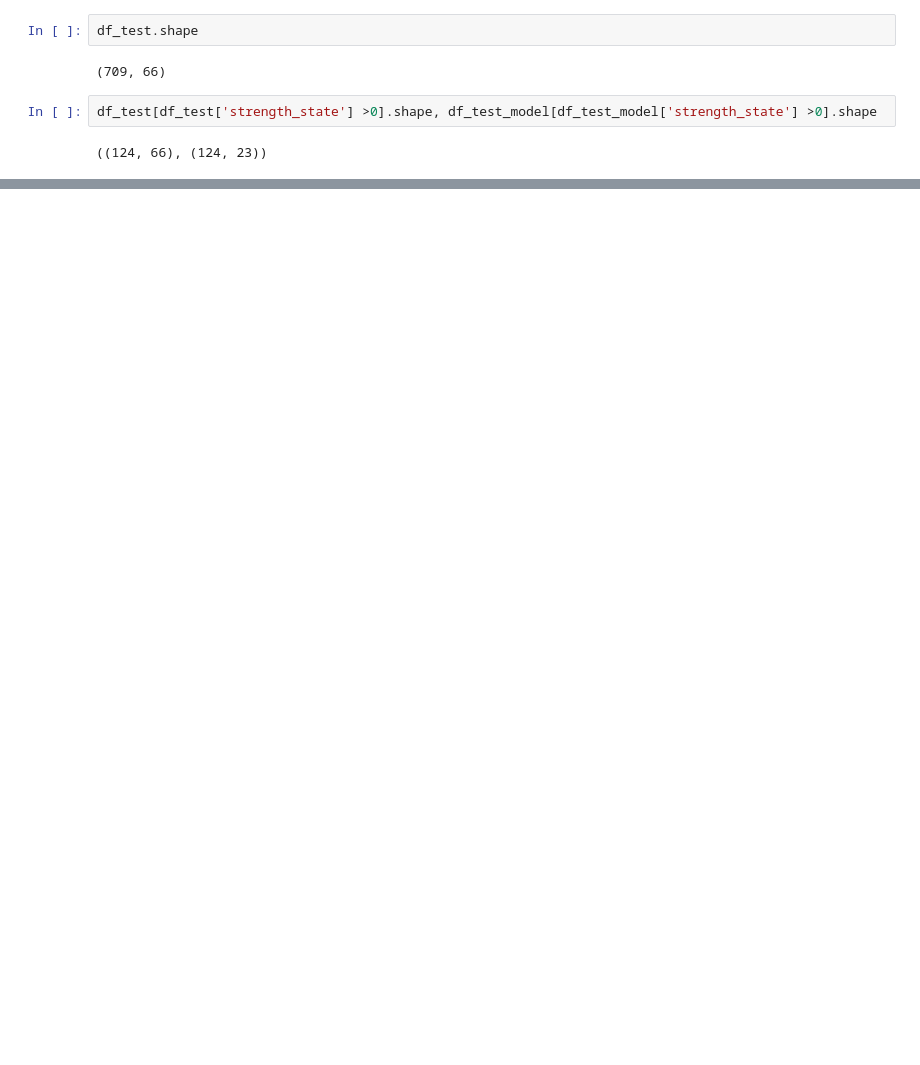
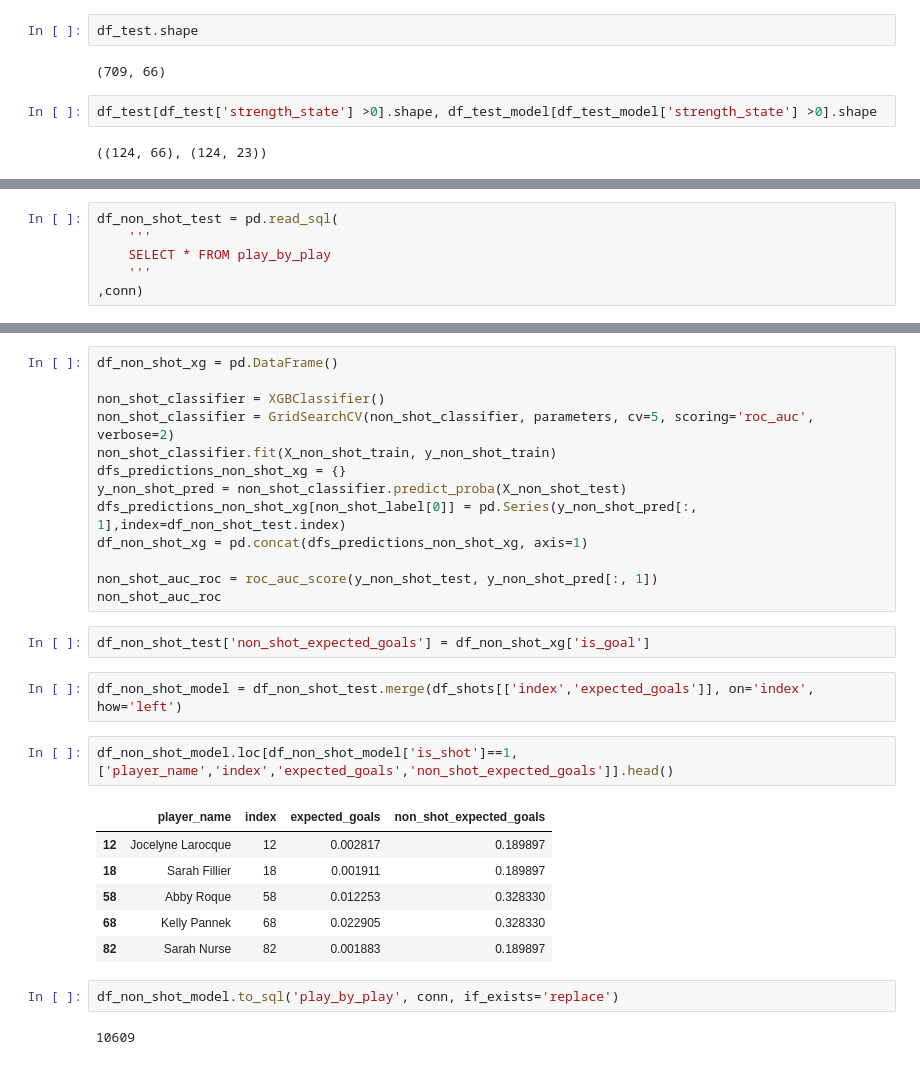
Before and after one commit to TK5-Tim/Big-Data-Cup, a Jupyter notebook: 2022/xG_model_v2.ipynb, the cells around one changed output, grey strips where cells are left out. Cells and saved outputs as stored; diff of their text form; blank space fills up the shorter version.

Commit message:
non_shot_xg_model

```diff
--- a/2022/xG_model_v2.ipynb
+++ b/2022/xG_model_v2.ipynb
@@ -420,0 +430,6 @@ df_test[df_test['strength_state'] >0].shape, df_test_model[df_test_model['streng
+# %%
+df_non_shot_test = pd.read_sql(
+    '''
+    SELECT * FROM play_by_play
+    '''
+,conn)
@@ -420,0 +447,30 @@ df_test[df_test['strength_state'] >0].shape, df_test_model[df_test_model['streng
+# %%
+df_non_shot_xg = pd.DataFrame()
+
+non_shot_classifier = XGBClassifier()
+non_shot_classifier = GridSearchCV(non_shot_classifier, parameters, cv=5, scoring='roc_auc', verbose=2)
+non_shot_classifier.fit(X_non_shot_train, y_non_shot_train)
+dfs_predictions_non_shot_xg = {}
+y_non_shot_pred = non_shot_classifier.predict_proba(X_non_shot_test)
+dfs_predictions_non_shot_xg[non_shot_label[0]] = pd.Series(y_non_shot_pred[:, 1],index=df_non_shot_test.index)
+df_non_shot_xg = pd.concat(dfs_predictions_non_shot_xg, axis=1)
+
+non_shot_auc_roc = roc_auc_score(y_non_shot_test, y_non_shot_pred[:, 1])
+non_shot_auc_roc
+# %%
+df_non_shot_test['non_shot_expected_goals'] = df_non_shot_xg['is_goal']
+# %%
+df_non_shot_model = df_non_shot_test.merge(df_shots[['index','expected_goals']], on='index', how='left')
+# %%
+df_non_shot_model.loc[df_non_shot_model['is_shot']==1,['player_name','index','expected_goals','non_shot_expected_goals']].head()
+# %% [output]
+|  | player_name | index | expected_goals | non_shot_expected_goals |
+| 12 | Jocelyne Larocque | 12 | 0.002817 | 0.189897 |
+| 18 | Sarah Fillier | 18 | 0.001911 | 0.189897 |
+| 58 | Abby Roque | 58 | 0.012253 | 0.328330 |
+| 68 | Kelly Pannek | 68 | 0.022905 | 0.328330 |
+| 82 | Sarah Nurse | 82 | 0.001883 | 0.189897 |
+# %%
+df_non_shot_model.to_sql('play_by_play', conn, if_exists='replace')
+# %% [output]
+10609
```
Also changed, not shown: parts of 10 cells of this notebook, 3 other files.
